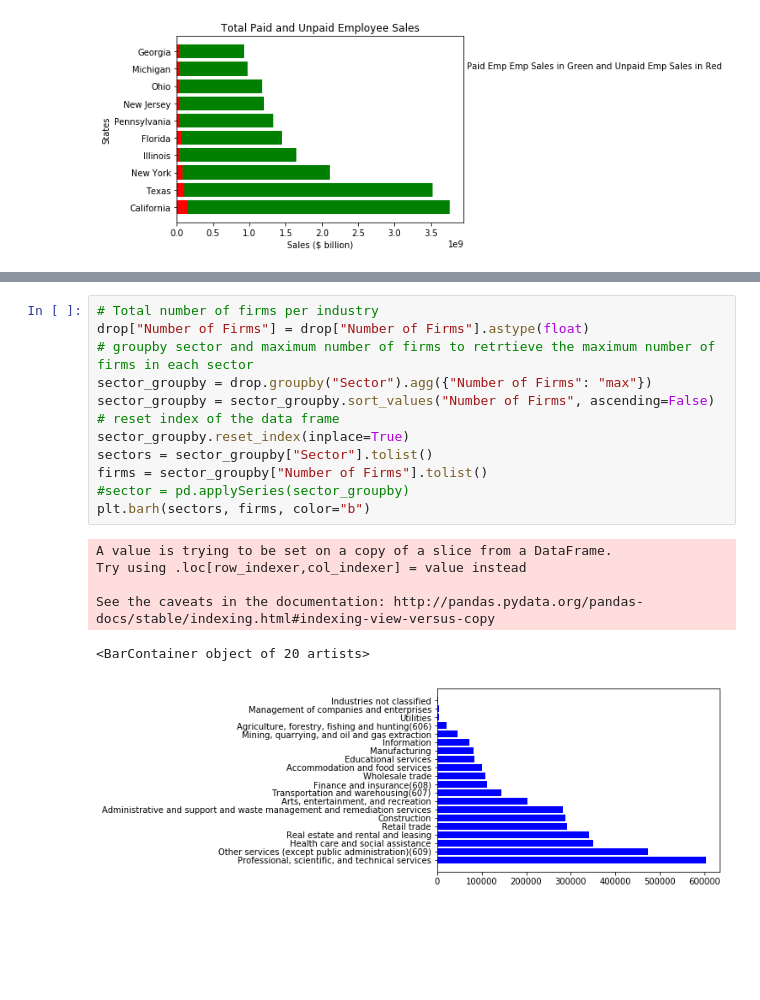
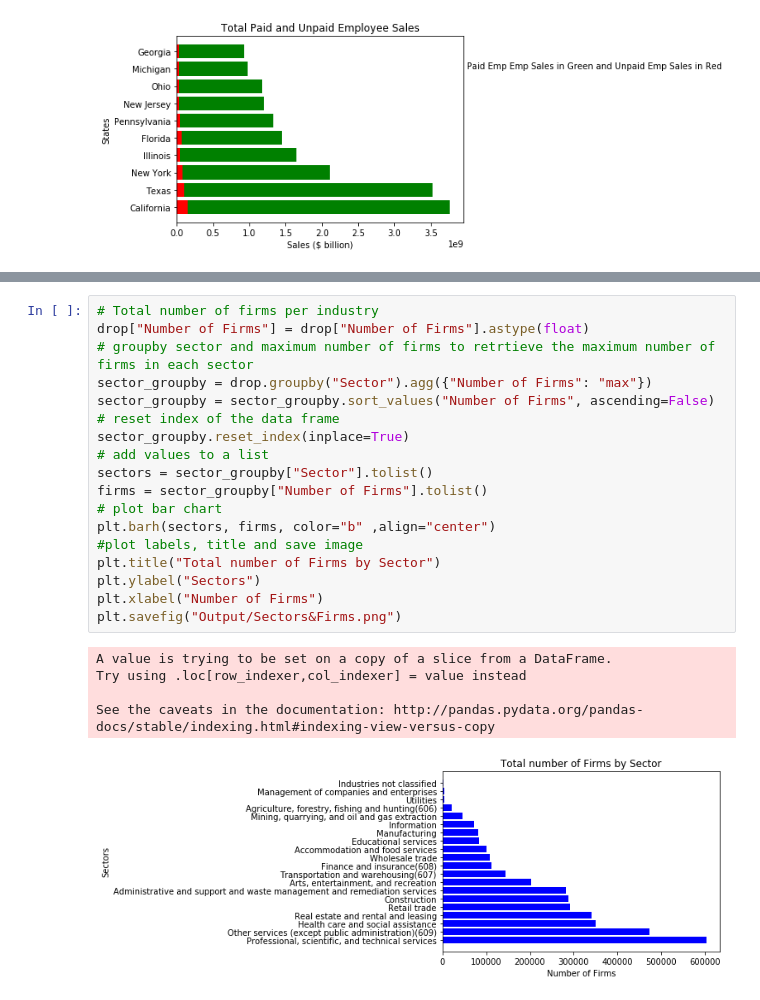
Before and after one commit to tafolabi/Project_Alpha, a Jupyter notebook: Project_Alpha.ipynb, the cells around one changed output, grey strips where cells are left out. Drawn from its saved outputs; the diff is of its cells as text; blank space fills up the shorter version.

Commit message:
Project results summary and creation of a few more charts

```diff
--- a/Project_Alpha.ipynb
+++ b/Project_Alpha.ipynb
@@ -157,19 +166,24 @@ drop.head()
 # %%
 # Total number of firms per industry
 drop["Number of Firms"] = drop["Number of Firms"].astype(float)
 # groupby sector and maximum number of firms to retrtieve the maximum number of firms in each sector
 sector_groupby = drop.groupby("Sector").agg({"Number of Firms": "max"})
 sector_groupby = sector_groupby.sort_values("Number of Firms", ascending=False)
 # reset index of the data frame
 sector_groupby.reset_index(inplace=True)
+# add values to a list
 sectors = sector_groupby["Sector"].tolist()
 firms = sector_groupby["Number of Firms"].tolist()
-#sector = pd.applySeries(sector_groupby)
-plt.barh(sectors, firms, color="b")
+# plot bar chart
+plt.barh(sectors, firms, color="b" ,align="center")
+#plot labels, title and save image
+plt.title("Total number of Firms by Sector")
+plt.ylabel("Sectors")
+plt.xlabel("Number of Firms")
+plt.savefig("Output/Sectors&Firms.png")
 # %% [output]
 A value is trying to be set on a copy of a slice from a DataFrame.
 Try using .loc[row_indexer,col_indexer] = value instead
 
 See the caveats in the documentation: http://pandas.pydata.org/pandas-docs/stable/indexing.html#indexing-view-versus-copy
-<BarContainer object of 20 artists>
-[figure, old version]
+[figure, new version]
```
Also changed, not shown: parts of 8 cells of this notebook, 3 other files.
